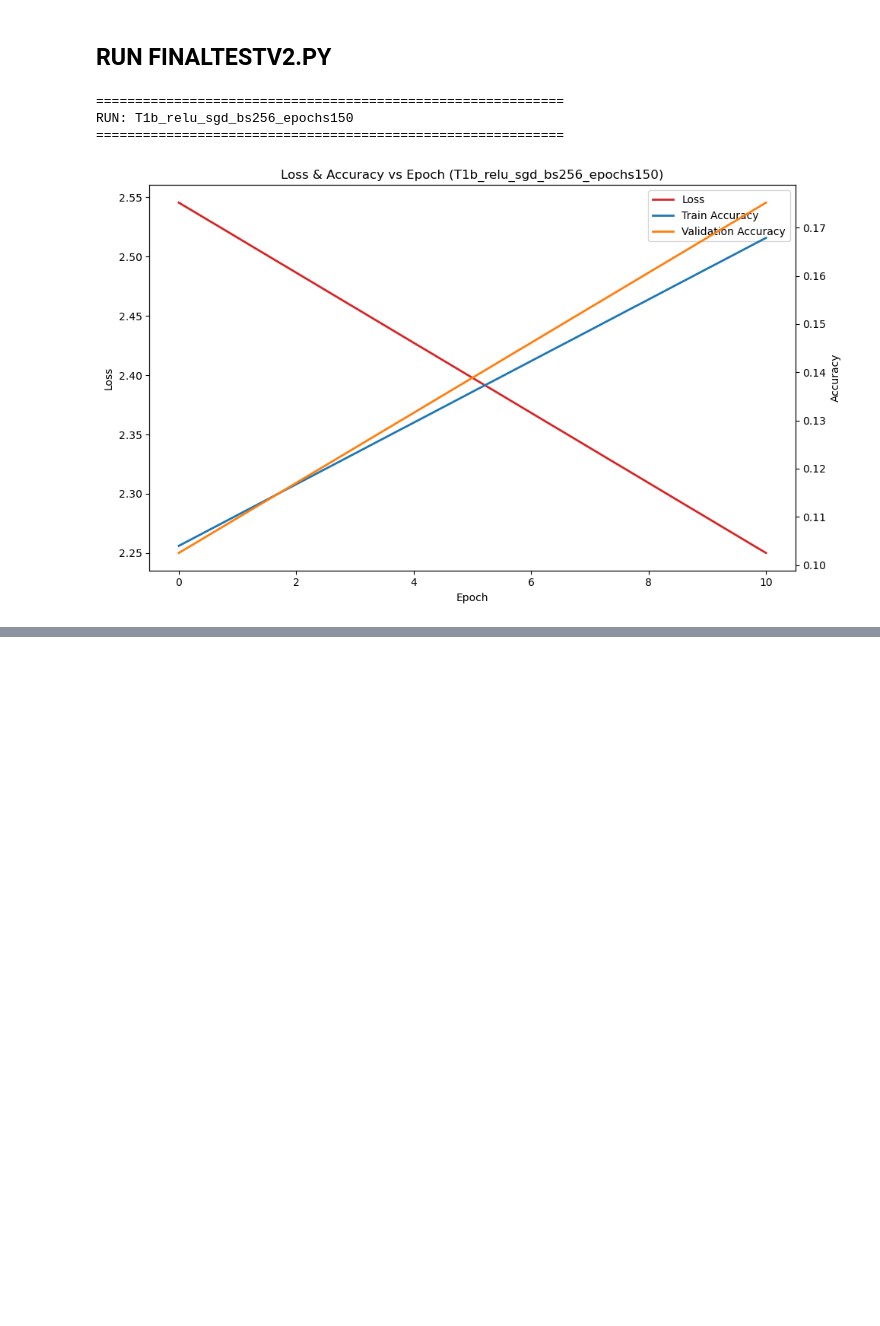
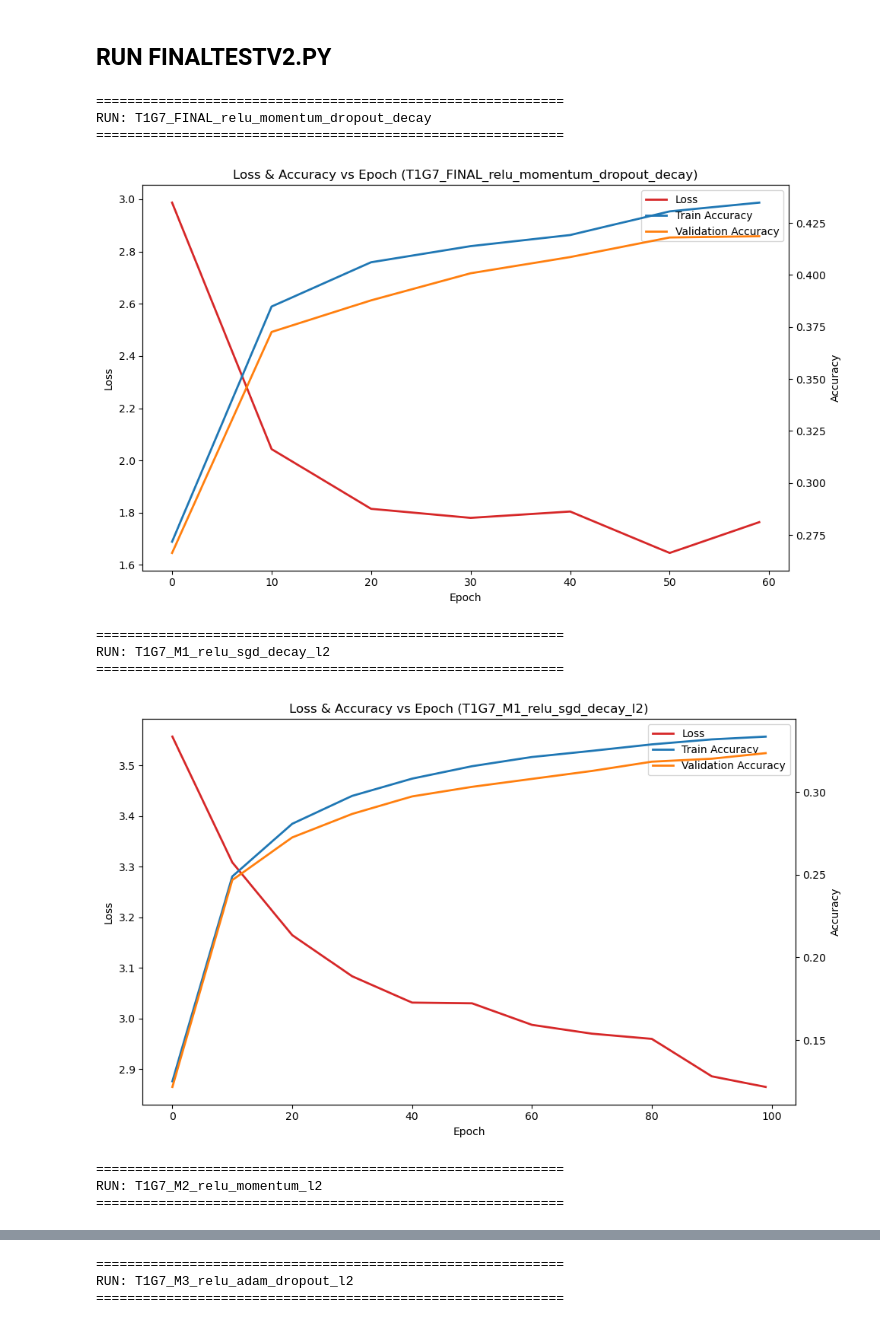
Before and after one commit to PMAI-Group-8/PROG-MATHAI-CW, a Jupyter notebook: task1-src/FinalTest.ipynb, the cells around one changed output, grey strips where cells are left out. Saved outputs shown, nothing was run; the diff lists cells and outputs as text; code cells hidden in the pictures; blank space fills up the shorter version.

```diff
--- a/task1-src/FinalTest.ipynb
+++ b/task1-src/FinalTest.ipynb
@@ -68,33 +67,40 @@ for run_name in sorted(os.listdir(LOGS_DIR)):
         ax2.set_ylabel('Accuracy')
 
         # Combined legend
         lines = [loss_line, train_line, val_line]
         labels = [l.get_label() for l in lines]
         ax1.legend(lines, labels, loc='best')
 
         plt.tight_layout()
         plt.show()
     else:
         print("No metrics.csv found")
 
     # ---- Dead neuron heatmaps ----
     for file in sorted(os.listdir(run_path)):
         if file.startswith("layer_") and file.endswith("_dead_neurons.csv"):
             layer_path = os.path.join(run_path, file)
             dead_df = pd.read_csv(layer_path)
 
-            data = dead_df.drop(columns=['neuron']).values
+            data = dead_df.drop(columns=['epoch']).to_numpy().T
 
             plt.figure(figsize=(10, 6), dpi=100)
             plt.imshow(data, aspect='auto')
             plt.colorbar(label='Dead (1) / Alive (0)')
             plt.xlabel('Epoch')
             plt.ylabel('Neuron index')
             plt.title(f"{file.replace('.csv','')} ({run_name})")
             plt.tight_layout()
             plt.show()
 # %% [output]
 ============================================================
-RUN: T1b_relu_sgd_bs256_epochs150
+RUN: T1G7_FINAL_relu_momentum_dropout_decay
 ============================================================
-[figure, old version]
+[figure, new version]
+============================================================
+RUN: T1G7_M1_relu_sgd_decay_l2
+============================================================
+[figure, added]
+============================================================
+RUN: T1G7_M2_relu_momentum_l2
+============================================================
@@ -100,0 +108,3 @@ RUN: T1b_relu_sgd_bs256_epochs150
+============================================================
+RUN: T1G7_M3_relu_adam_dropout_l2
+============================================================
```
Also changed, not shown: parts of 3 cells of this notebook, 49 other files.
